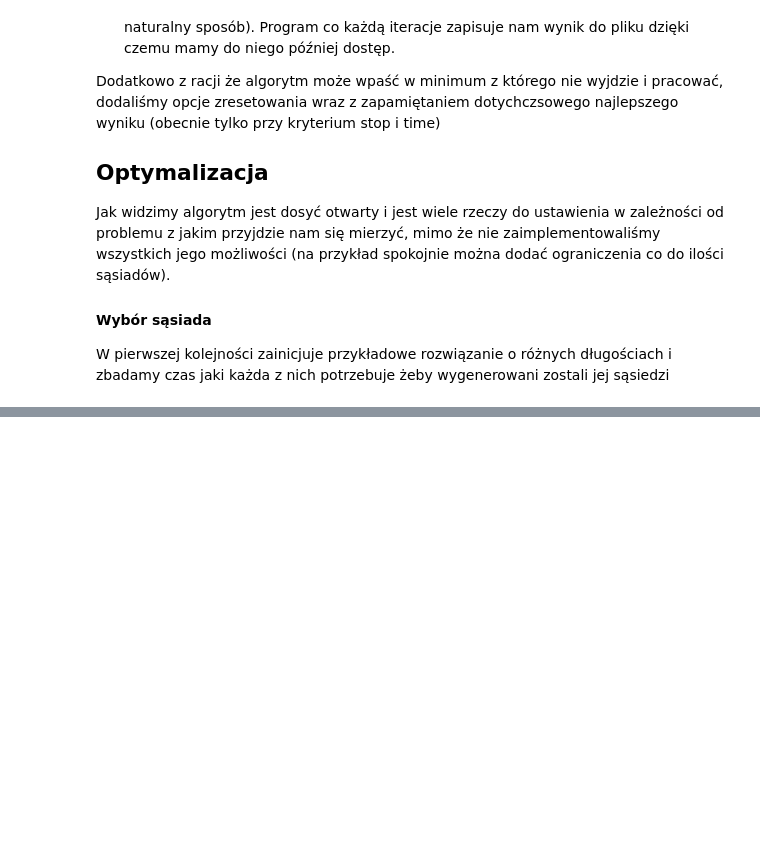
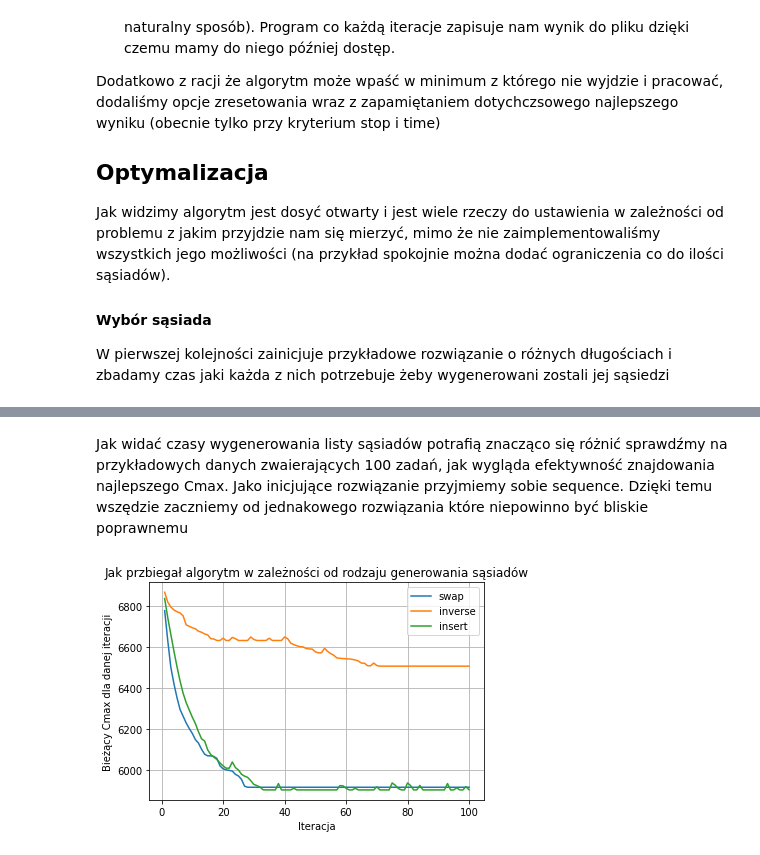
Before and after one commit to Seerfer/SPDlab, a Jupyter notebook: ZAD3/Sprawozdanie.ipynb, the cells around one changed output, grey strips where cells are left out. Saved outputs shown, nothing was run; the diff lists cells and outputs as text; code cells hidden in the pictures; blank space fills up the shorter version.

```diff
--- a/ZAD3/Sprawozdanie.ipynb
+++ b/ZAD3/Sprawozdanie.ipynb
@@ -141,0 +145,25 @@ plt.show()
+# %% [markdown]
+Jak widać czasy wygenerowania listy sąsiadów potrafią znacząco się różnić sprawdźmy na przykładowych danych
+zwaierających 100 zadań, jak wygląda efektywność znajdowania najlepszego Cmax. Jako inicjujące rozwiązanie
+przyjmiemy sobie sequence. Dzięki temu wszędzie zaczniemy od jednakowego rozwiązania które niepowinno być
+bliskie poprawnemu
+# %%
+import Load
+data = Load.read_datest("Data/data.txt")[80]
+init = "sequence"
+stop_func = "iter"
+history = {k: [] for k in functions}
+iterations = list(range(1, 100+1))
+for function in functions:
+    history[function] = TS.Tabu_search(data, stop=stop_func, init_function=init,
+                                   iter=100, neighbourhoods_function=str(function),)[2]
+    plt.plot(iterations, history[function], label=function)
+
+plt.legend()
+plt.grid()
+plt.title("Jak przbiegał algorytm w zależności od rodzaju generowania sąsiadów")
+plt.xlabel("Iteracja")
+plt.ylabel("Bieżący Cmax dla danej iteracji")
+plt.show()
+# %% [output]
+[figure, added]
```
Also changed, not shown: parts of 1 cell of this notebook.
